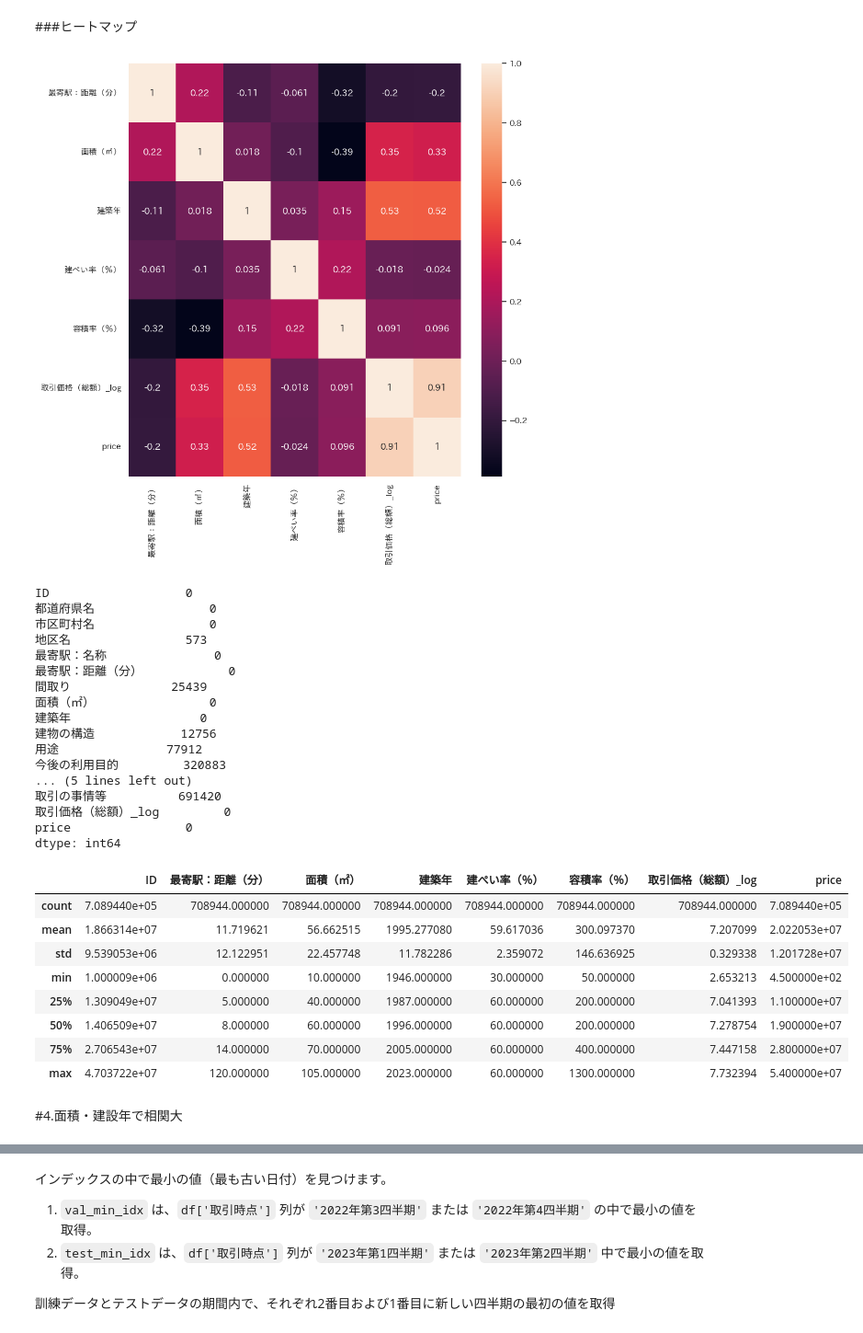
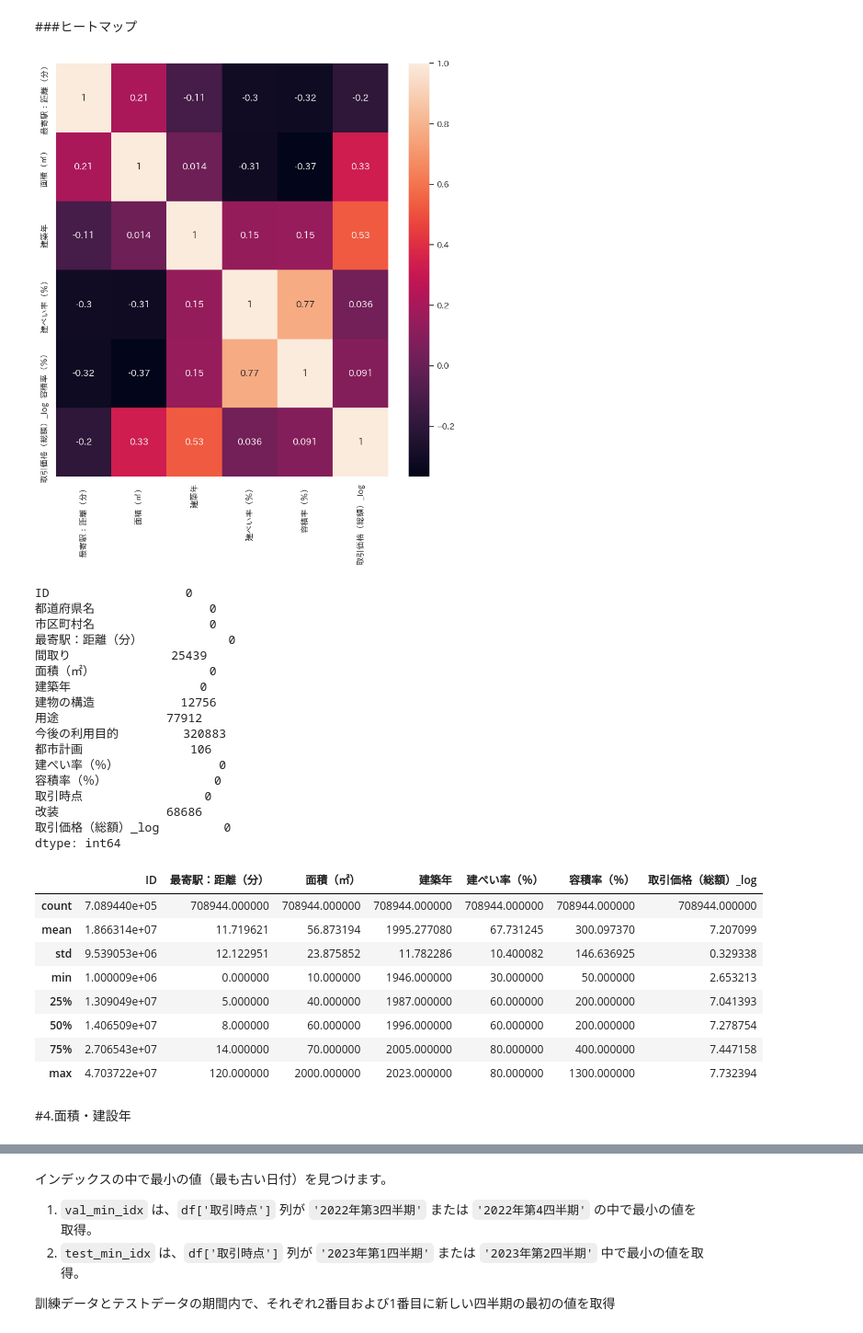
Before and after one commit to Tomokki/private_Python-.gitkeep, a Jupyter notebook: Kishika_コンペ流れ内容確認②.ipynb, the cells around one changed output, grey strips where cells are left out. Shown at 92% size. Drawn from its saved outputs; the diff is of its cells as text; code cells hidden in the pictures.

```diff
--- a/Kishika_コンペ流れ内容確認②.ipynb
+++ b/Kishika_コンペ流れ内容確認②.ipynb
@@ -247,8 +249,10 @@ rm_cols = []
 # %%
 df = pd.concat([train_df, test_df])
 
+df = pd.concat([train_df, test_df])
+
 rm_cols += ['市区町村コード']
-for i,v in df.nunique().iteritems():
+for i, v in df.nunique().items():
     if v <= 1:
         rm_cols.append(i)
 
@@ -621,0 +619,4 @@ dtype: int64
+# %%
+new_data3 = new_data2.drop(["取引の事情等","最寄駅：名称","地区名","price"], axis=1)
+# 取引の事情等","最寄駅：名称","地区名をドロップ
+new_data3.head()
@@ -680,18 +753,16 @@ plt.show()
 ###ヒートマップ
 # %%
 plt.figure(figsize=(10,10))
-sns.heatmap(new_data2[quantitative].corr(), annot=True)
+sns.heatmap(new_data3[quantitative].corr(), annot=True)
 plt.show()
 # %% [output]
-[figure, old version]
+[figure, new version]
 # %%
-new_data2.isnull().sum()
+new_data3.isnull().sum()
 # %% [output]
 ID                   0
 都道府県名                0
 市区町村名                0
-地区名                573
-最寄駅：名称               0
 最寄駅：距離（分）            0
 間取り              25439
 面積（㎡）                0
@@ -699,22 +770,24 @@ ID                   0
 建物の構造            12756
 用途               77912
 今後の利用目的         320883
-... (5 lines left out)
-取引の事情等          691420
+都市計画               106
+建ぺい率（％）              0
+容積率（％）               0
+取引時点                 0
+改装               68686
 取引価格（総額）_log         0
-price                0
 dtype: int64
 # %%
-new_data2.describe()
+new_data3.describe()
 # %% [output]
-|  | ID | 最寄駅：距離（分） | 面積（㎡） | 建築年 | 建ぺい率（％） | 容積率（％） | 取引価格（総額）_log | price |
-| count | 7.089440e+05 | 708944.000000 | 708944.000000 | 708944.000000 | 708944.000000 | 708944.000000 | 708944.000000 | 7.089440e+05 |
-| mean | 1.866314e+07 | 11.719621 | 56.662515 | 1995.277080 | 59.617036 | 300.097370 | 7.207099 | 2.022053e+07 |
-| std | 9.539053e+06 | 12.122951 | 22.457748 | 11.782286 | 2.359072 | 146.636925 | 0.329338 | 1.201728e+07 |
-| min | 1.000009e+06 | 0.000000 | 10.000000 | 1946.000000 | 30.000000 | 50.000000 | 2.653213 | 4.500000e+02 |
-| 25% | 1.309049e+07 | 5.000000 | 40.000000 | 1987.000000 | 60.000000 | 200.000000 | 7.041393 | 1.100000e+07 |
-| 50% | 1.406509e+07 | 8.000000 | 60.000000 | 1996.000000 | 60.000000 | 200.000000 | 7.278754 | 1.900000e+07 |
-| 75% | 2.706543e+07 | 14.000000 | 70.000000 | 2005.000000 | 60.000000 | 400.000000 | 7.447158 | 2.800000e+07 |
-| max | 4.703722e+07 | 120.000000 | 105.000000 | 2023.000000 | 60.000000 | 1300.000000 | 7.732394 | 5.400000e+07 |
+|  | ID | 最寄駅：距離（分） | 面積（㎡） | 建築年 | 建ぺい率（％） | 容積率（％） | 取引価格（総額）_log |
+| count | 7.089440e+05 | 708944.000000 | 708944.000000 | 708944.000000 | 708944.000000 | 708944.000000 | 708944.000000 |
+| mean | 1.866314e+07 | 11.719621 | 56.873194 | 1995.277080 | 67.731245 | 300.097370 | 7.207099 |
+| std | 9.539053e+06 | 12.122951 | 23.875852 | 11.782286 | 10.400082 | 146.636925 | 0.329338 |
+| min | 1.000009e+06 | 0.000000 | 10.000000 | 1946.000000 | 30.000000 | 50.000000 | 2.653213 |
+| 25% | 1.309049e+07 | 5.000000 | 40.000000 | 1987.000000 | 60.000000 | 200.000000 | 7.041393 |
+| 50% | 1.406509e+07 | 8.000000 | 60.000000 | 1996.000000 | 60.000000 | 200.000000 | 7.278754 |
+| 75% | 2.706543e+07 | 14.000000 | 70.000000 | 2005.000000 | 80.000000 | 400.000000 | 7.447158 |
+| max | 4.703722e+07 | 120.000000 | 2000.000000 | 2023.000000 | 80.000000 | 1300.000000 | 7.732394 |
 # %% [markdown]
-#4.面積・建設年で相関大
+#4.面積・建設年
```
Also changed, not shown: parts of 57 cells of this notebook.
